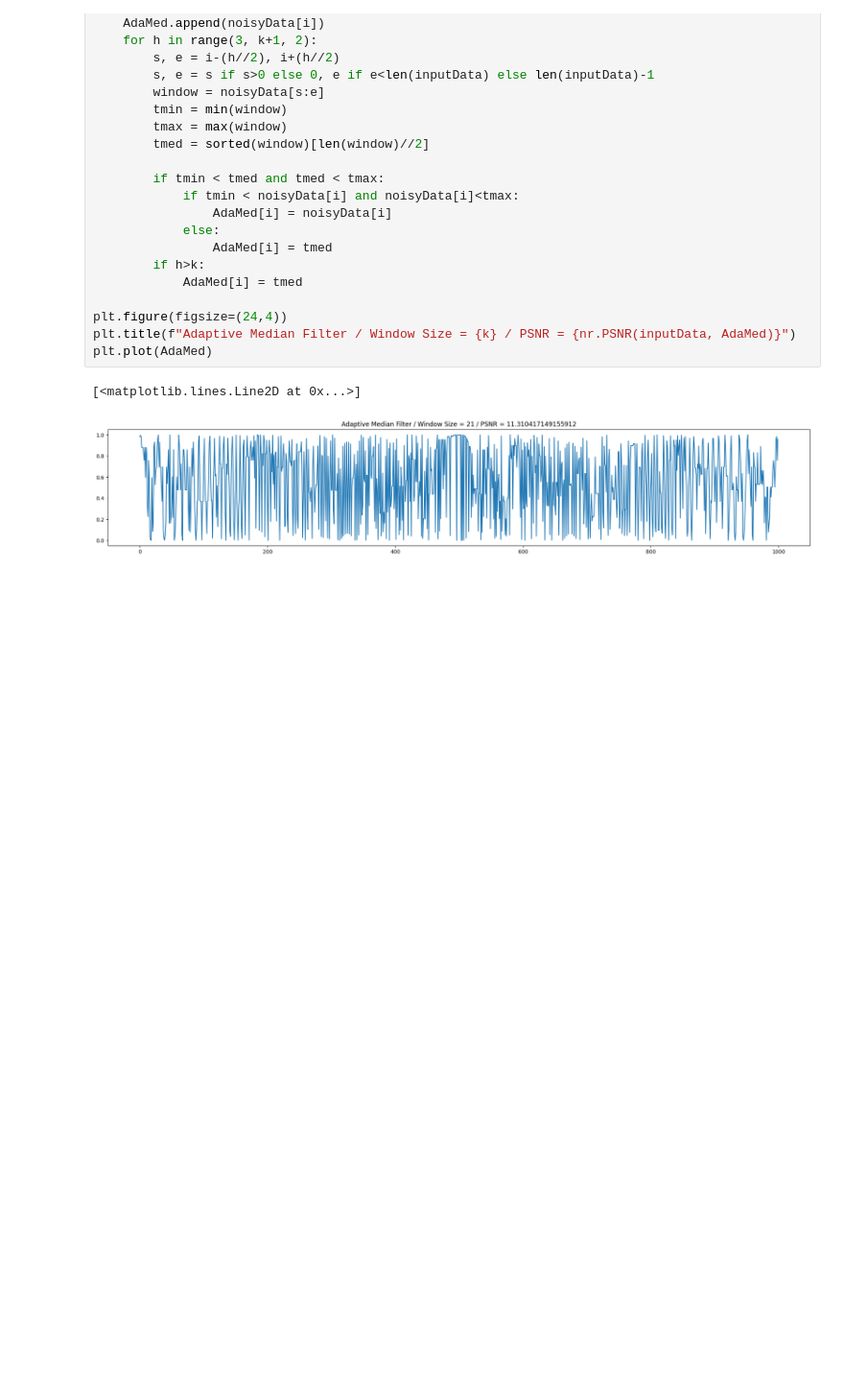
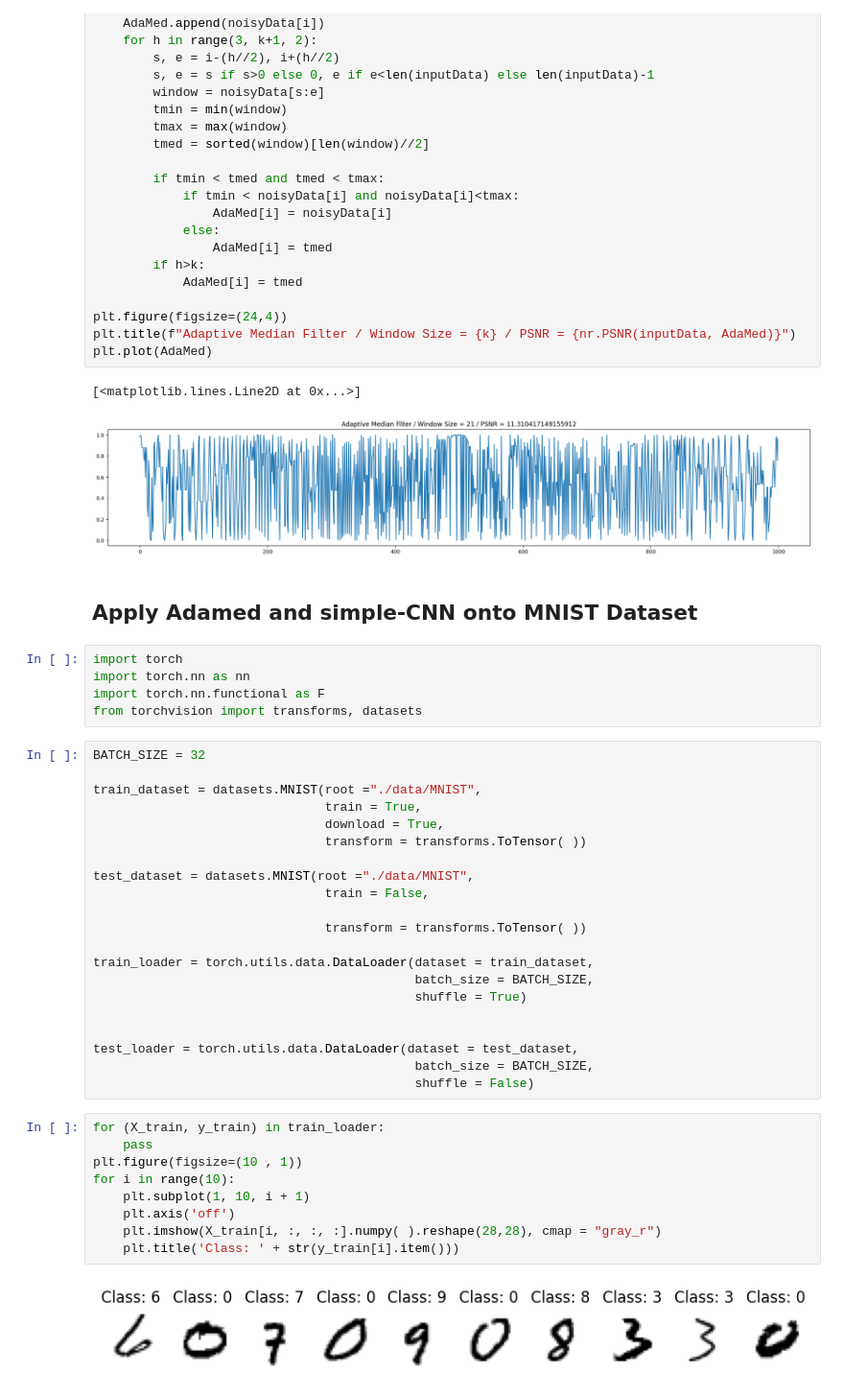
Before and after one commit to Epinephrine00/AdamedFilter, a Jupyter notebook: Filters.ipynb, the cells around one changed output. Shown at 96% size. Saved outputs shown, nothing was run; the diff lists cells and outputs as text; blank space fills up the shorter version.

Commit message:
tried MNIST

```diff
--- a/Filters.ipynb
+++ b/Filters.ipynb
@@ -94,3 +94,42 @@ plt.plot(AdaMed)
 # %% [output]
 [<matplotlib.lines.Line2D at 0x...>]
 [figure]
+# %% [markdown]
+## Apply Adamed and simple-CNN onto MNIST Dataset
+# %%
+import torch
+import torch.nn as nn
+import torch.nn.functional as F
+from torchvision import transforms, datasets
+# %%
+BATCH_SIZE = 32
+
+train_dataset = datasets.MNIST(root ="./data/MNIST",
+                               train = True,
+                               download = True,
+                               transform = transforms.ToTensor( ))
+
+test_dataset = datasets.MNIST(root ="./data/MNIST",
+                               train = False,
+
+                               transform = transforms.ToTensor( ))
+
+train_loader = torch.utils.data.DataLoader(dataset = train_dataset,
+                                           batch_size = BATCH_SIZE,
+                                           shuffle = True)
+
+
+test_loader = torch.utils.data.DataLoader(dataset = test_dataset,
+                                           batch_size = BATCH_SIZE,
+                                           shuffle = False)
+# %%
+for (X_train, y_train) in train_loader:
+    pass
+plt.figure(figsize=(10 , 1))
+for i in range(10):
+    plt.subplot(1, 10, i + 1)
+    plt.axis('off')
+    plt.imshow(X_train[i, :, :, :].numpy( ).reshape(28,28), cmap = "gray_r")
+    plt.title('Class: ' + str(y_train[i].item()))
+# %% [output]
+[figure, added]
```
Also changed, not shown: parts of 1 cell of this notebook, 9 other files.
